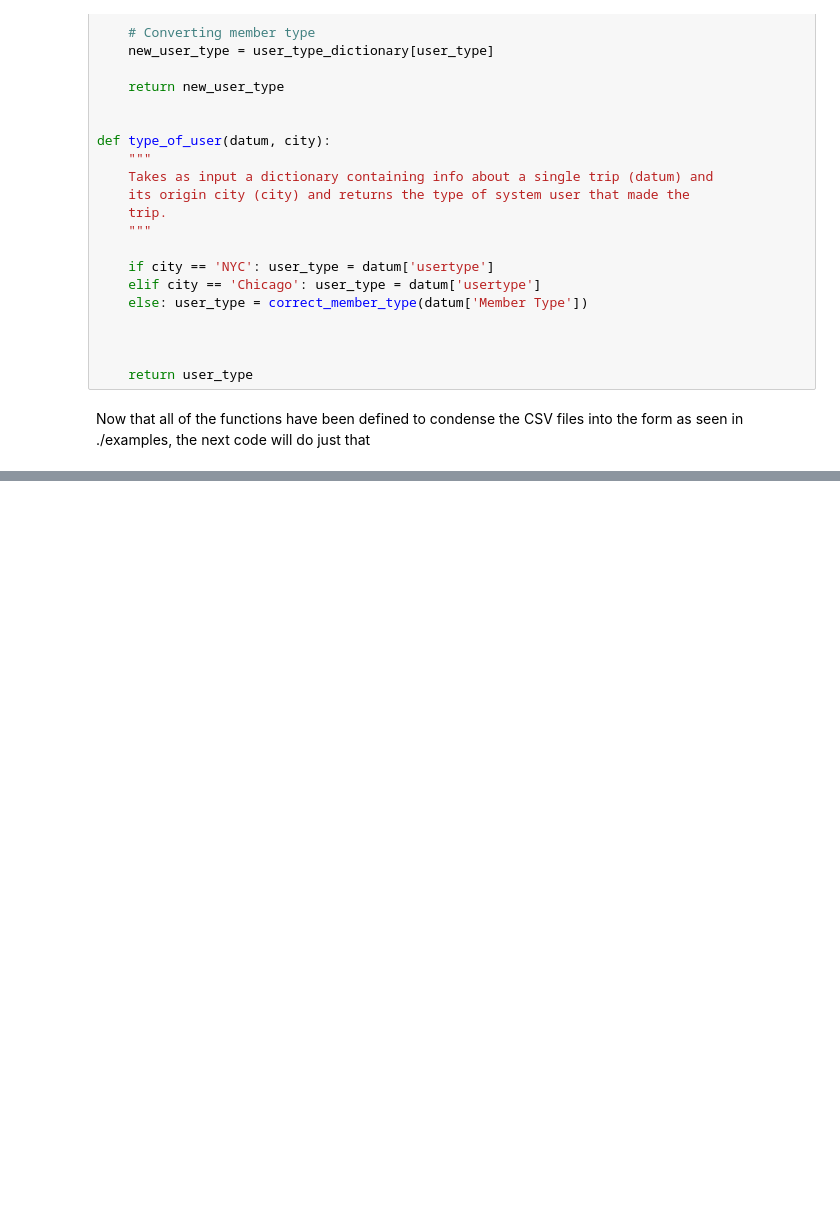
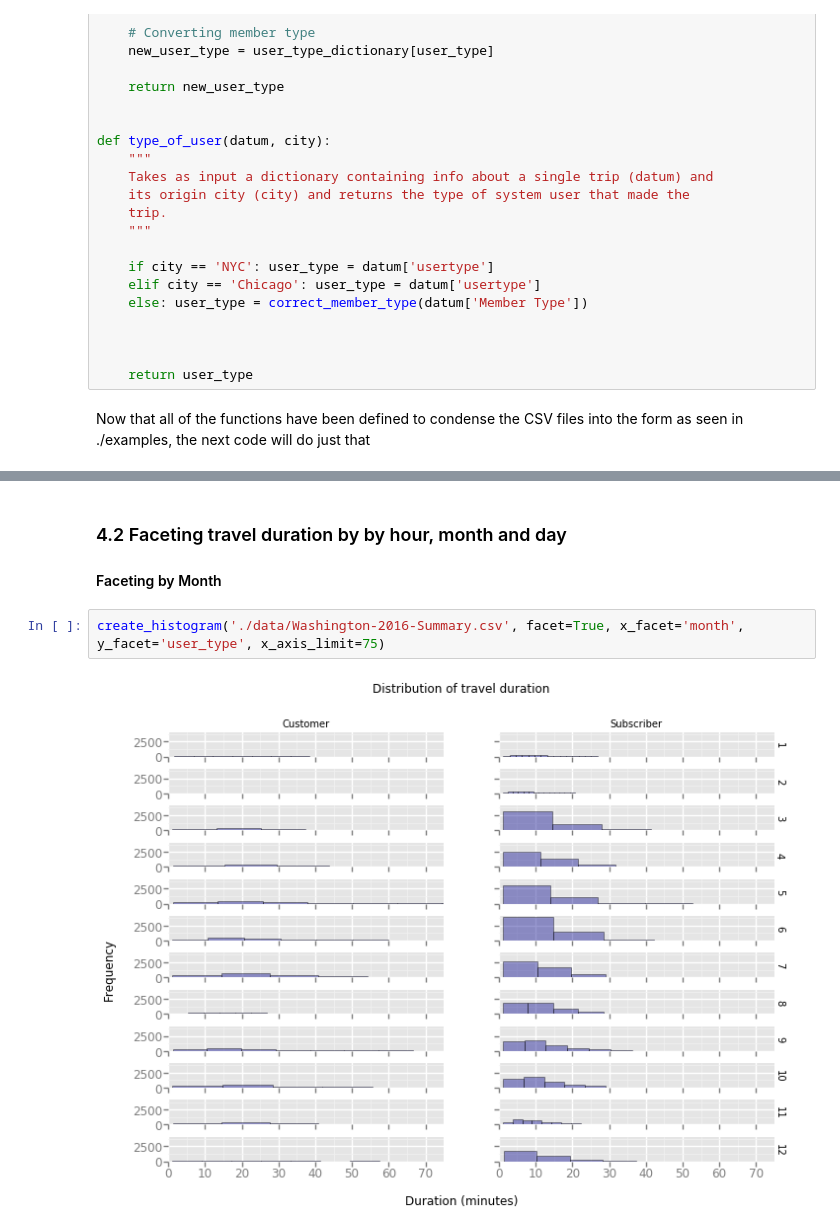
Before and after one commit to usafak/Udacity-Project---US-Bikeshare-Data-Analysis, a Jupyter notebook: Analysis.ipynb, the cells around one changed output, grey strips where cells are left out. Drawn from its saved outputs; the diff is of its cells as text; blank space fills up the shorter version.

```diff
--- a/Analysis.ipynb
+++ b/Analysis.ipynb
@@ -252,0 +556,8 @@ def condense_data(in_file, out_file, city):
+# %% [markdown]
+### 4.2 Faceting travel duration by by hour, month and day
+
+#### Faceting by Month
+# %%
+create_histogram('./data/Washington-2016-Summary.csv', facet=True, x_facet='month', y_facet='user_type', x_axis_limit=75)
+# %% [output]
+[figure, added]
```
Also changed, not shown: parts of 44 cells of this notebook.
